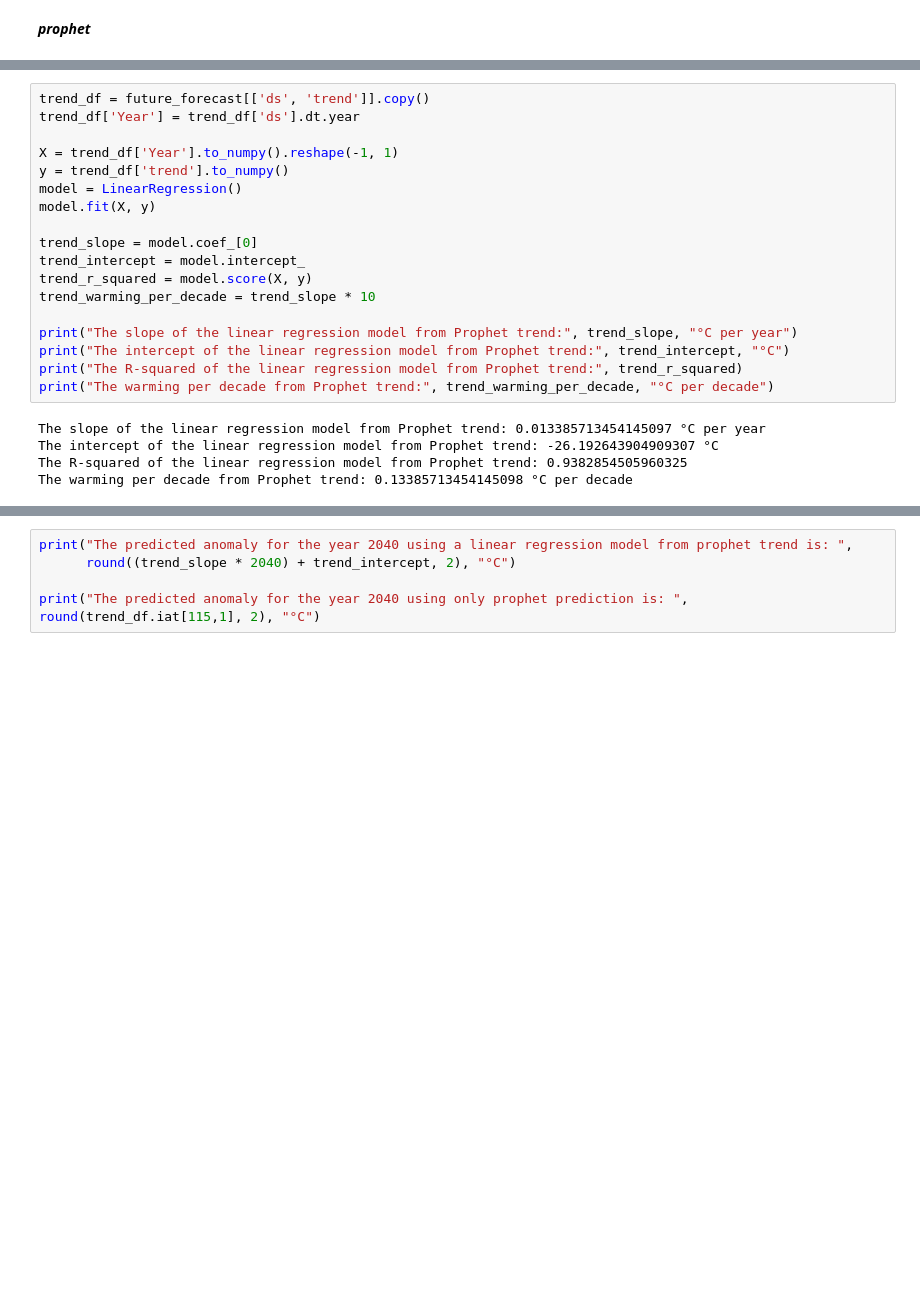
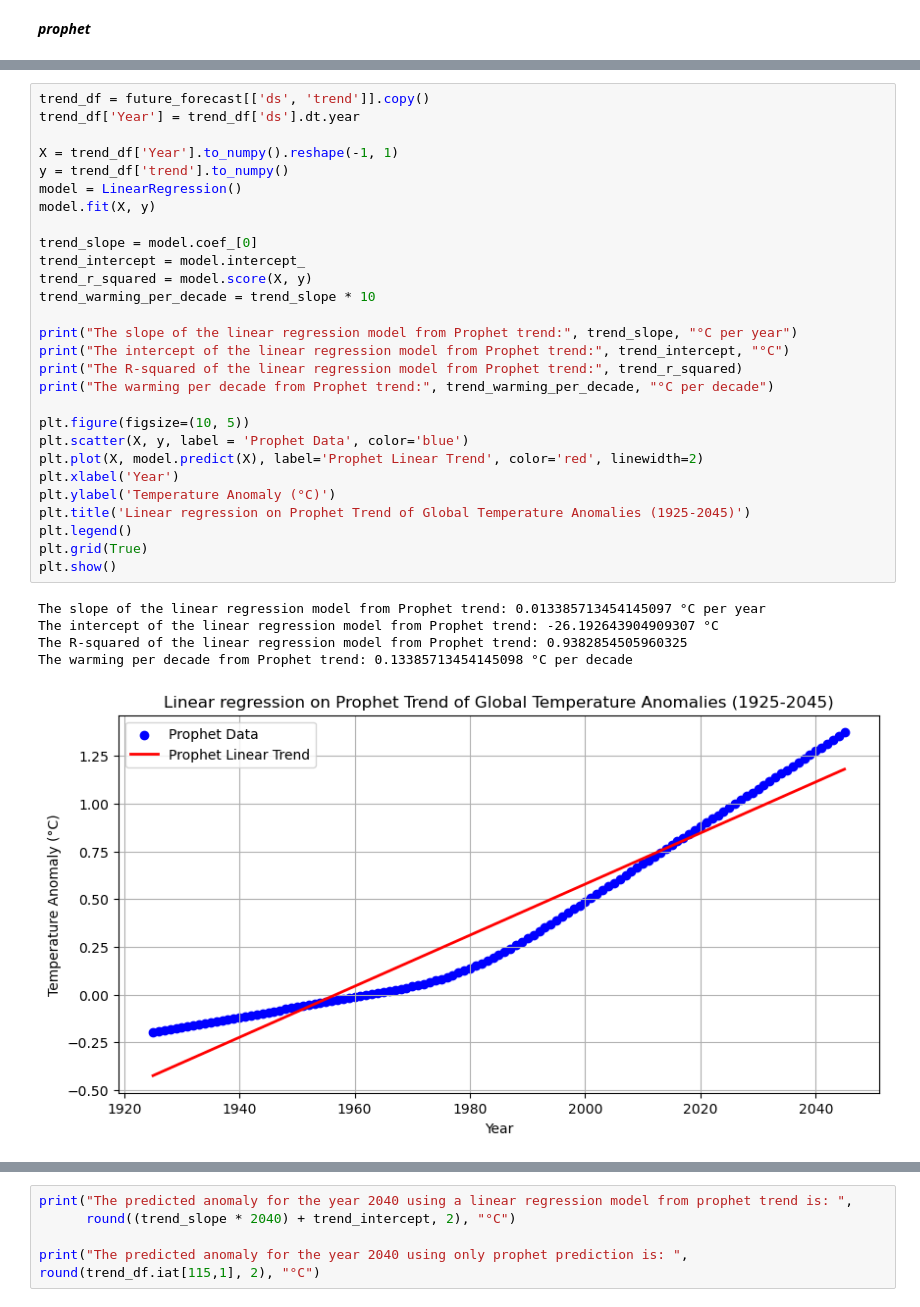
Before and after one commit to momopj/Temp-Anomaly-Analysis, a Jupyter notebook: Analysis.ipynb, the cells around one changed output, grey strips where cells are left out. Saved outputs shown, nothing was run; the diff lists cells and outputs as text; blank space fills up the shorter version.

```diff
--- a/Analysis.ipynb
+++ b/Analysis.ipynb
@@ -211,24 +213,35 @@ Text(67.09722222222221, 0.5, 'Temperature Anomaly (°C)')
 # %%
 trend_df = future_forecast[['ds', 'trend']].copy()
 trend_df['Year'] = trend_df['ds'].dt.year
 
 X = trend_df['Year'].to_numpy().reshape(-1, 1)
 y = trend_df['trend'].to_numpy()
 model = LinearRegression()
 model.fit(X, y)
 
 trend_slope = model.coef_[0]
 trend_intercept = model.intercept_
 trend_r_squared = model.score(X, y)
 trend_warming_per_decade = trend_slope * 10
 
 print("The slope of the linear regression model from Prophet trend:", trend_slope, "°C per year")
 print("The intercept of the linear regression model from Prophet trend:", trend_intercept, "°C")
 print("The R-squared of the linear regression model from Prophet trend:", trend_r_squared)
 print("The warming per decade from Prophet trend:", trend_warming_per_decade, "°C per decade")
+
+plt.figure(figsize=(10, 5))
+plt.scatter(X, y, label = 'Prophet Data', color='blue')
+plt.plot(X, model.predict(X), label='Prophet Linear Trend', color='red', linewidth=2)
+plt.xlabel('Year')
+plt.ylabel('Temperature Anomaly (°C)')
+plt.title('Linear regression on Prophet Trend of Global Temperature Anomalies (1925-2045)')
+plt.legend()
+plt.grid(True)
+plt.show()
 # %% [output]
 The slope of the linear regression model from Prophet trend: 0.013385713454145097 °C per year
 The intercept of the linear regression model from Prophet trend: -26.192643904909307 °C
 The R-squared of the linear regression model from Prophet trend: 0.9382854505960325
 The warming per decade from Prophet trend: 0.13385713454145098 °C per decade
+[figure, added]
 # %% [markdown]
```
Also changed, not shown: parts of 10 cells of this notebook.
